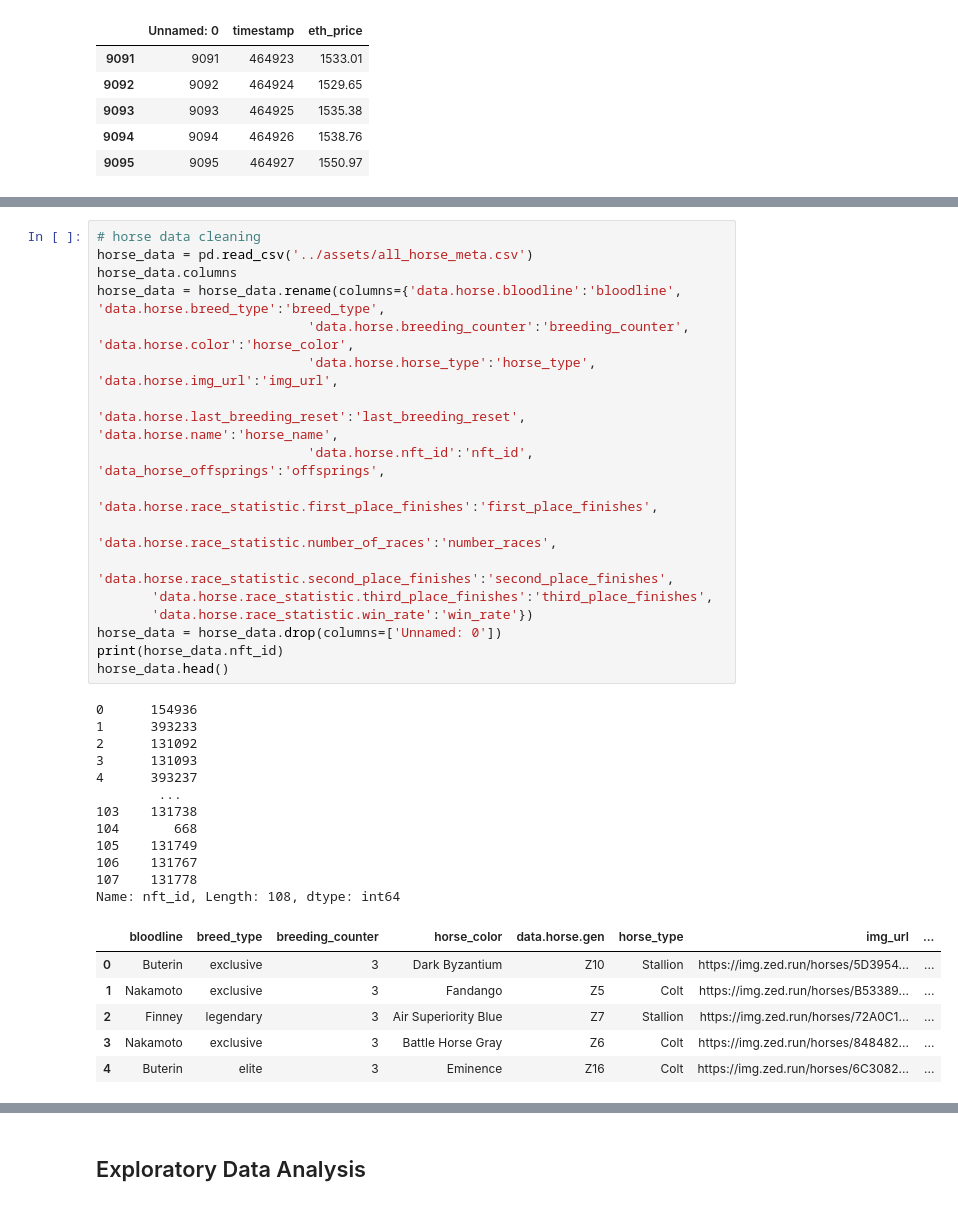
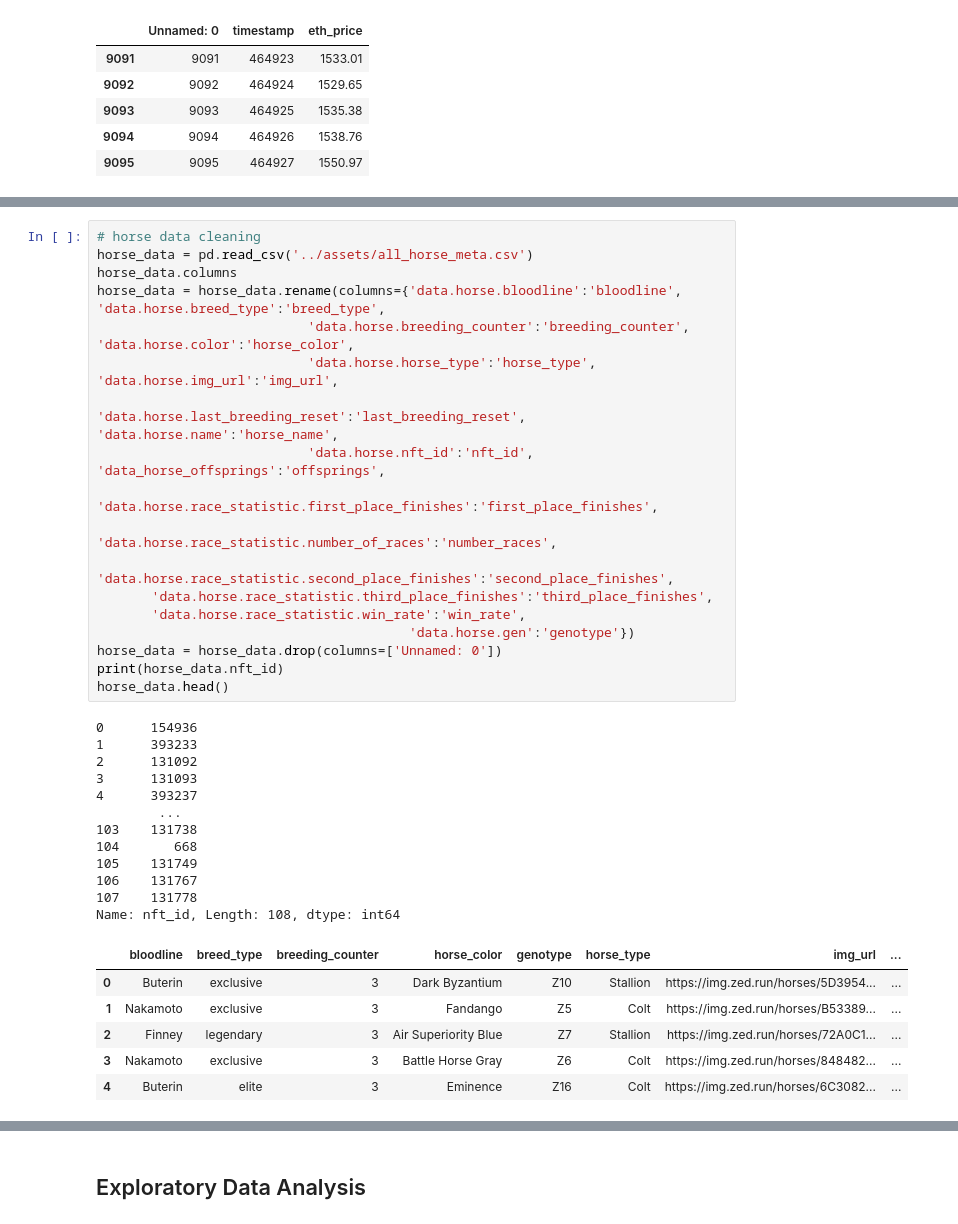
Before and after one commit to ThoroughZed-Analytics/Thoroughzed, a Jupyter notebook: app/data_cleaning.ipynb, the cells around one changed output, grey strips where cells are left out. Drawn from its saved outputs; the diff is of its cells as text.

```diff
--- a/app/data_cleaning.ipynb
+++ b/app/data_cleaning.ipynb
@@ -32,34 +49,35 @@ clean_market_data = merged.drop(columns=['Unnamed: 0', 'price', 'timestamp','eth
 # %%
 # horse data cleaning
 horse_data = pd.read_csv('../assets/all_horse_meta.csv')
 horse_data.columns
 horse_data = horse_data.rename(columns={'data.horse.bloodline':'bloodline', 'data.horse.breed_type':'breed_type',
                            'data.horse.breeding_counter':'breeding_counter', 'data.horse.color':'horse_color',
                            'data.horse.horse_type':'horse_type', 'data.horse.img_url':'img_url',
                            'data.horse.last_breeding_reset':'last_breeding_reset', 'data.horse.name':'horse_name',
                            'data.horse.nft_id':'nft_id', 'data_horse_offsprings':'offsprings',
                            'data.horse.race_statistic.first_place_finishes':'first_place_finishes',
                            'data.horse.race_statistic.number_of_races':'number_races',
        'data.horse.race_statistic.second_place_finishes':'second_place_finishes',
        'data.horse.race_statistic.third_place_finishes':'third_place_finishes',
-       'data.horse.race_statistic.win_rate':'win_rate'})
+       'data.horse.race_statistic.win_rate':'win_rate',
+                                        'data.horse.gen':'genotype'})
 horse_data = horse_data.drop(columns=['Unnamed: 0'])
 print(horse_data.nft_id)
 horse_data.head()
 # %% [output]
 0      154936
 1      393233
 2      131092
 3      131093
 4      393237
         ...
 103    131738
 104       668
 105    131749
 106    131767
 107    131778
 Name: nft_id, Length: 108, dtype: int64
-|  | bloodline | breed_type | breeding_counter | horse_color | data.horse.gen | horse_type | img_url | ... |
+|  | bloodline | breed_type | breeding_counter | horse_color | genotype | horse_type | img_url | ... |
 | 0 | Buterin | exclusive | 3 | Dark Byzantium | Z10 | Stallion | https://img.zed.run/horses/5D3954... | ... |
 | 1 | Nakamoto | exclusive | 3 | Fandango | Z5 | Colt | https://img.zed.run/horses/B53389... | ... |
 | 2 | Finney | legendary | 3 | Air Superiority Blue | Z7 | Stallion | https://img.zed.run/horses/72A0C1... | ... |
```
Also changed, not shown: parts of 16 cells of this notebook.
